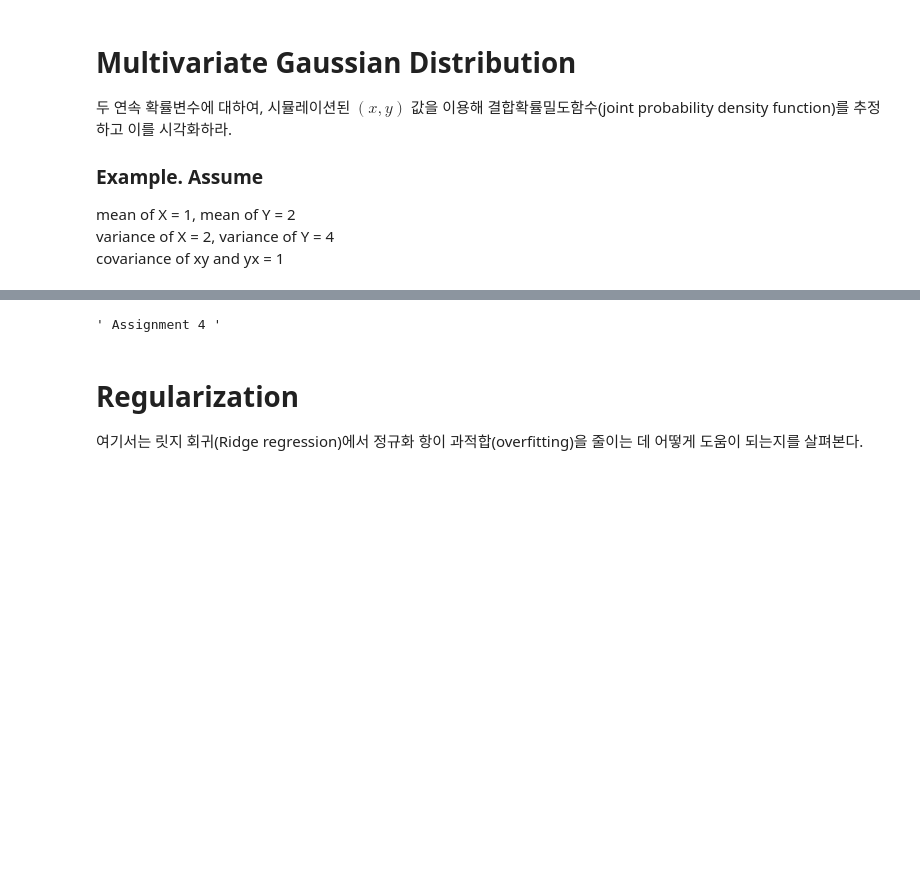
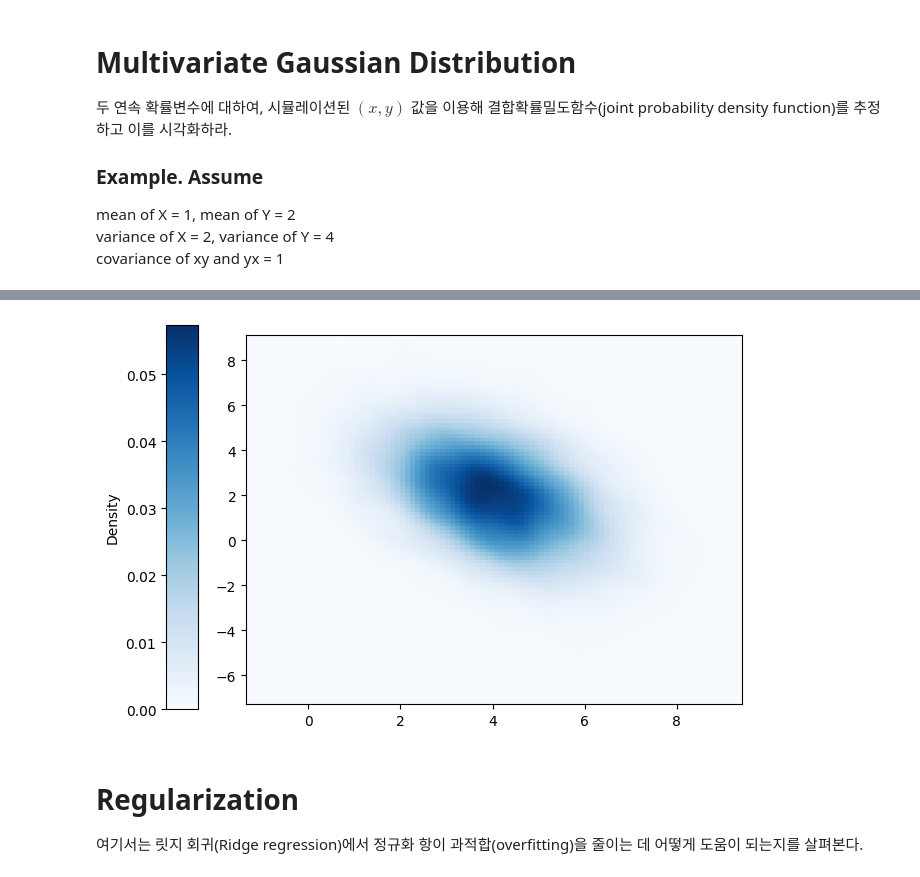
Before and after one commit to SSU-Reality-Lab/week-2-GGeonU, a Jupyter notebook: Week_2_Machine_learning_2025.ipynb, the cells around one changed output, grey strips where cells are left out. Drawn from its saved outputs; the diff is of its cells as text; code cells hidden in the pictures; blank space fills up the shorter version.

Commit message:
Update Assignment 4

```diff
--- a/Week_2_Machine_learning_2025.ipynb
+++ b/Week_2_Machine_learning_2025.ipynb
@@ -440,10 +440,34 @@ Z variance: 7.994471355514715
 아래 제시된 그림과 유사한 분포를 시각화하시오.
 
 <img src="https://raw.githubusercontent.com/shiernee/Advanced_ML/main/Week2/Exercise3_Multivariate_Image.png" width="512">
-# %%
-''' Assignment 4 '''
-# %% [output]
-' Assignment 4 '
+# %%
+''' Assignment 4 '''
+
+'''
+* 풀이 과정
+
+X 평균이 4, Y 평균이 2인, 분산이 2와 4인 정규 분포를 띄는 두 변수 X와 Y를 생성.
+X가 증가할 때, Y가 감소하는 방향으로 분포 -> 공분산이 음수일 것이라고 추측
+공분산이 -0.5로, 임의의 값으로 설정.
+
+공분산을 -0.5로 했을 때, 예시 그림보다 원에 가까운 형태의 분포가 나옴.
+공분산의 절대값을 크게 만들어야 한다고 생각하고, -1로 설정.
+
+마찬가지로, 1보다 조금 더 큰 절대 값을 사용해야 예시 그림과 유사한 분포가 나옴.
+약 -1.1 ~ -1.2 정도의 값을 사용해야 예시 그림과 유사한 분포가 나오는 것을 확인함.
+'''
+
+
+mu    = [4, 2]
+Sigma = [[2, -1.2],
+         [-1.2, 4]]
+
+X, Y = RV(MultivariateNormal(mean = mu, cov = Sigma))
+Z = X + Y
+
+(X & Y).sim(10000).plot(type="density")
+# %% [output]
+[figure, added]
 # %% [markdown]
 # Regularization
 
```
Also changed, not shown: parts of 8 cells of this notebook, 3 other files.
